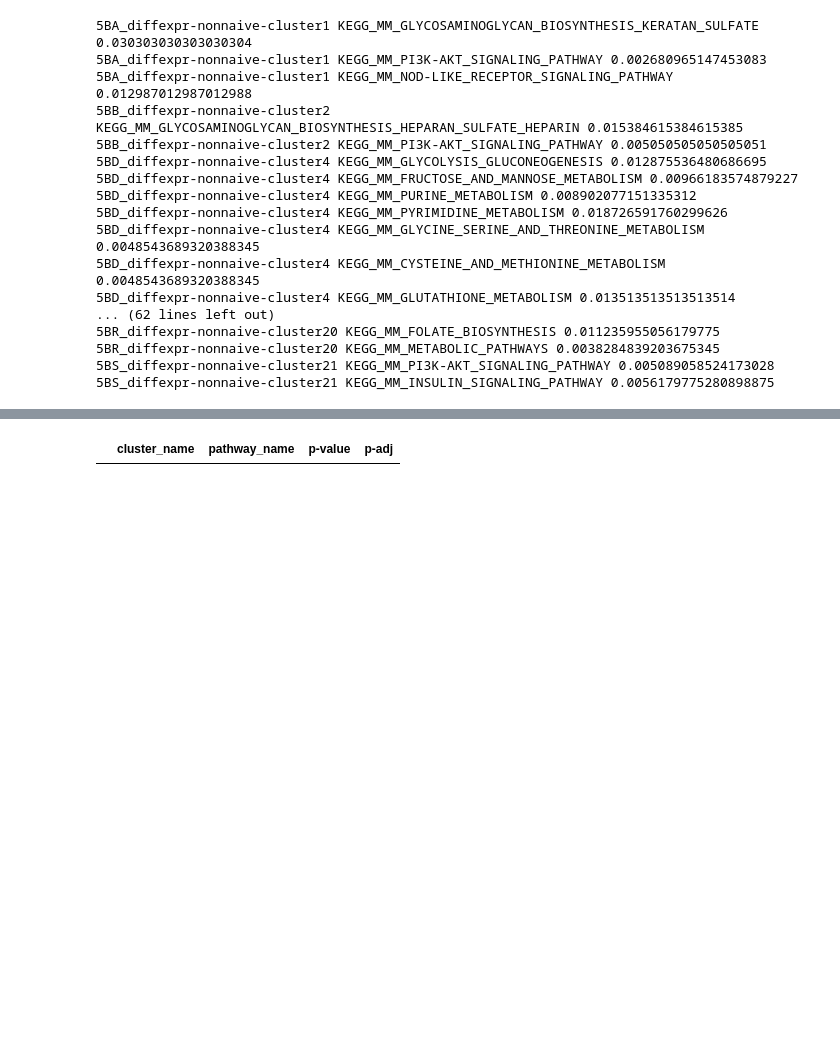
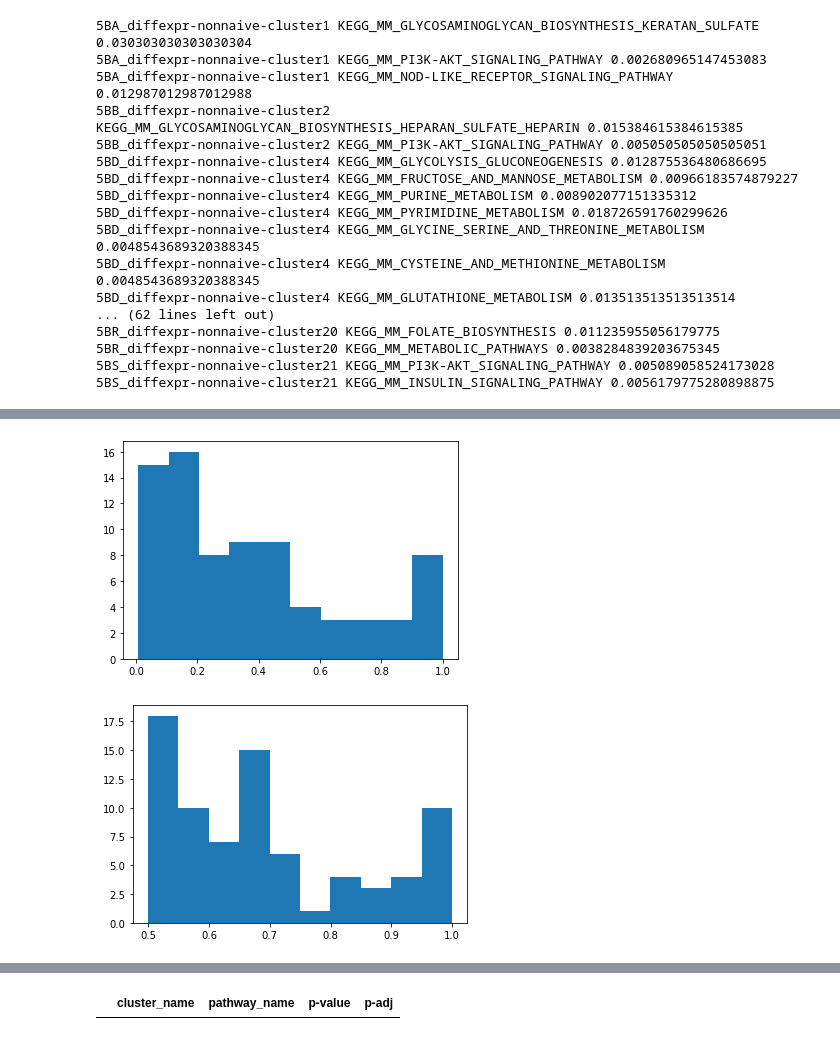
Before and after one commit to z2e2/metabolic_analysis, a Jupyter notebook: 1_the_test.ipynb, the cells around one changed output, grey strips where cells are left out. Drawn from its saved outputs; the diff is of its cells as text; code cells hidden in the pictures; blank space fills up the shorter version.

```diff
--- a/1_the_test.ipynb
+++ b/1_the_test.ipynb
@@ -92,0 +80,11 @@ plt.show()
+# %%
+p_adj = adjust_p_value_fdr(df['p-value'].values)
+plt.hist(df['p-value'], bins=10)
+# plt.xlim([0, 0.9])
+# plt.ylim([0, 100])
+plt.show()
+plt.hist(p_adj, bins=10)
+plt.show()
+# %% [output]
+[figure, added]
+[figure, added]
```
Also changed, not shown: parts of 8 cells of this notebook, 1 other file.
